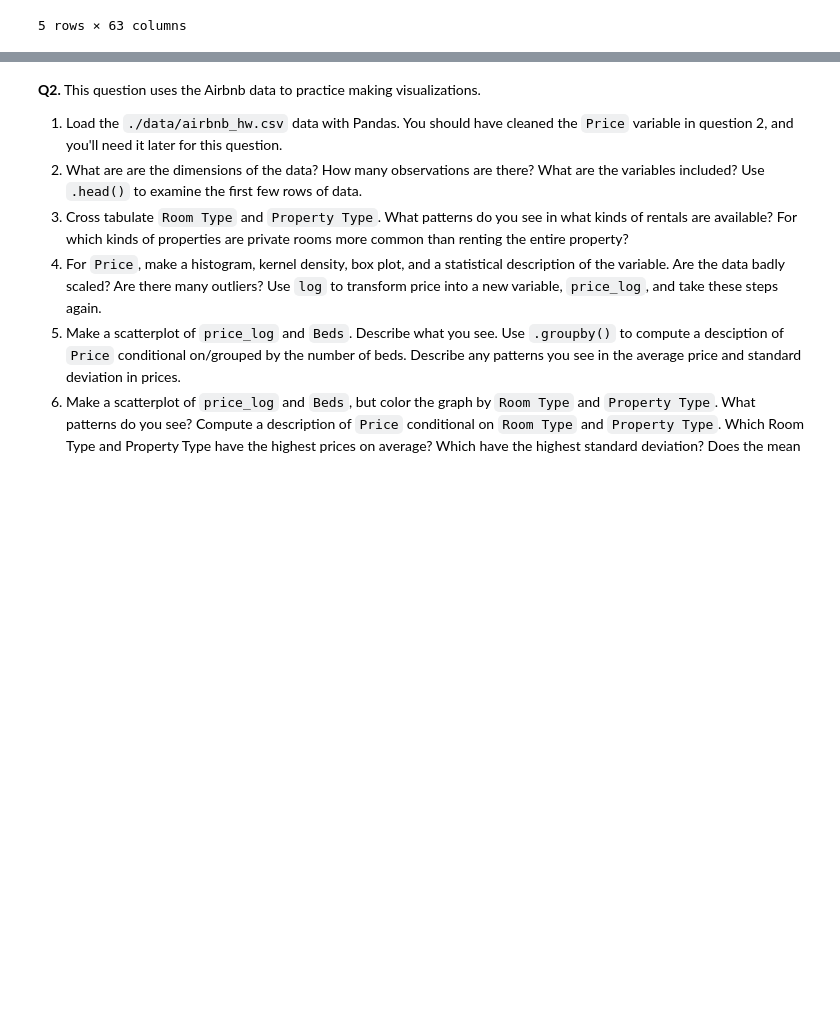
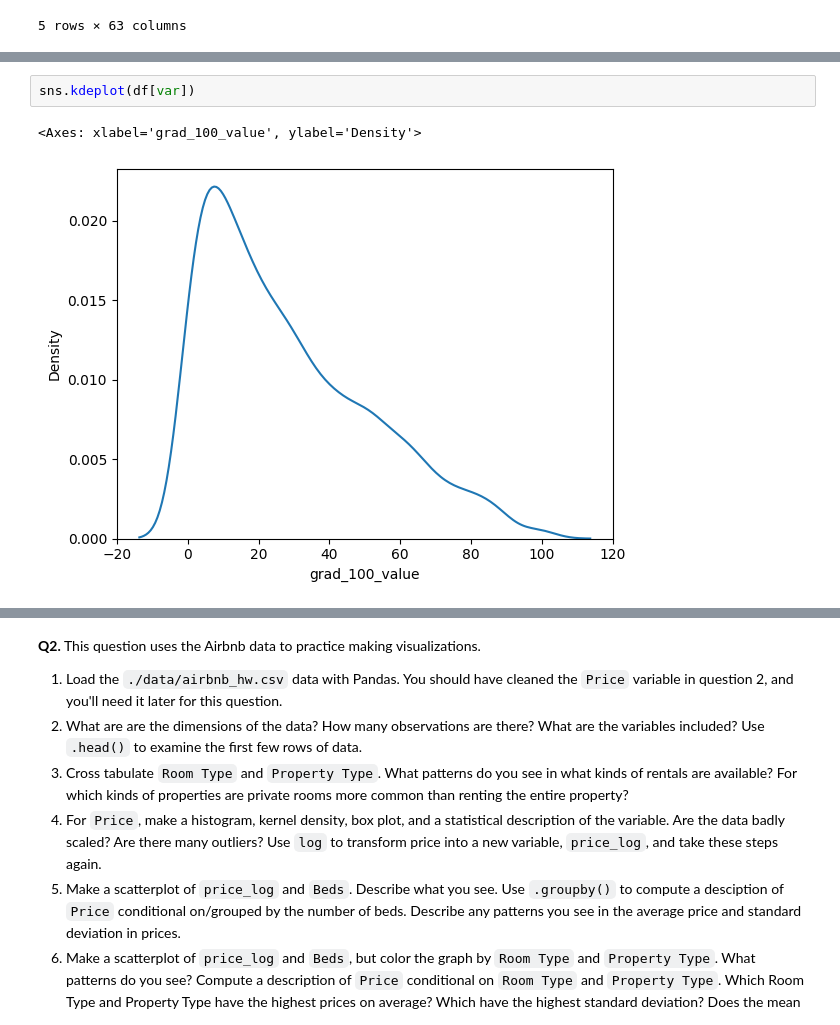
Before and after one commit to gdbwoo/visualization, a Jupyter notebook: assignment/assignment.ipynb, the cells around one changed output, grey strips where cells are left out. Saved outputs shown, nothing was run; the diff lists cells and outputs as text; blank space fills up the shorter version.

```diff
--- a/assignment/assignment.ipynb
+++ b/assignment/assignment.ipynb
@@ -53,0 +85,5 @@ df.head()
+# %%
+sns.kdeplot(df[var])
+# %% [output]
+<Axes: xlabel='grad_100_value', ylabel='Density'>
+[figure, added]
```
Also changed, not shown: parts of 8 cells of this notebook.
